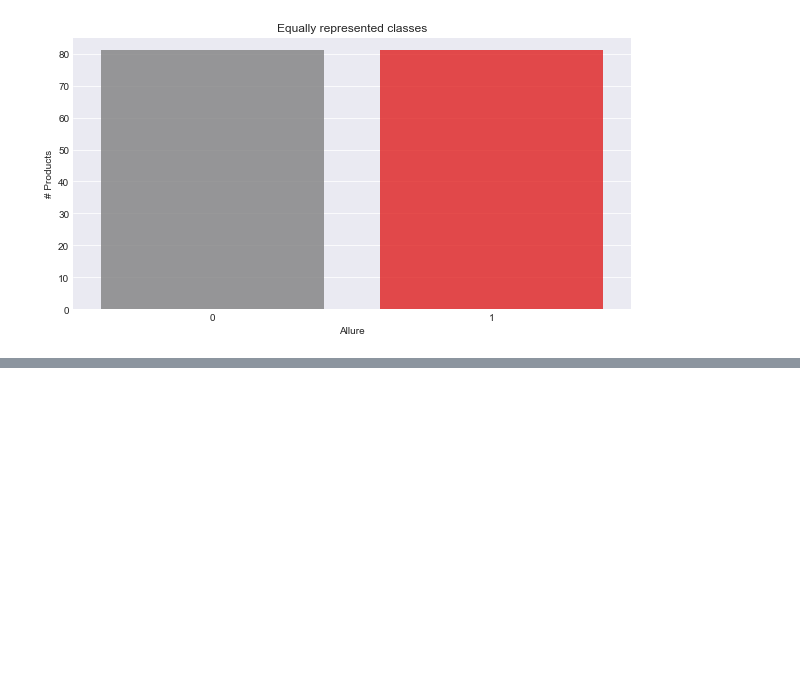
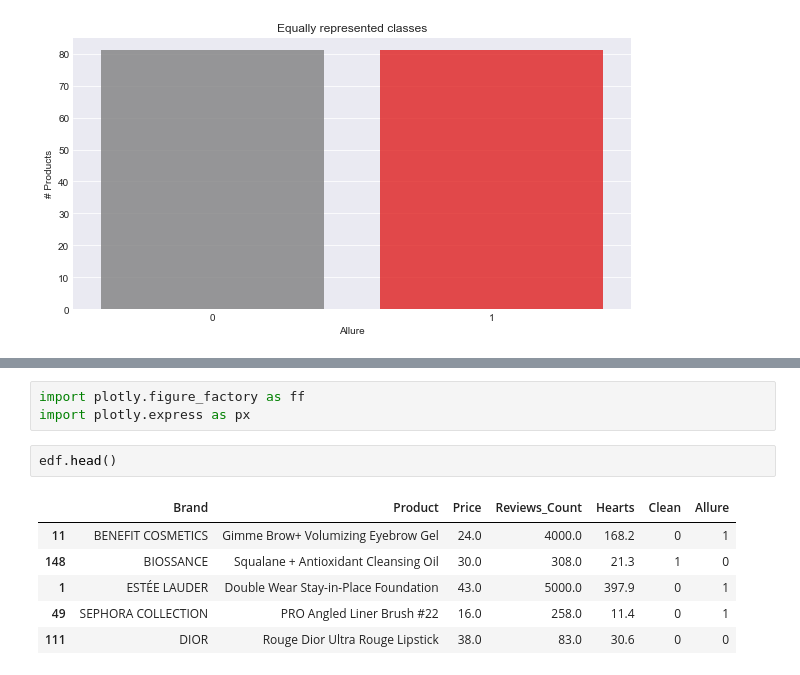
Before and after one commit to agorina91/Sephora_Classification, a Jupyter notebook: Jupyter_Notebooks/Shuffling_modeling_Sephora.ipynb, the cells around one changed output, grey strips where cells are left out. Drawn from its saved outputs; the diff is of its cells as text; blank space fills up the shorter version.

```diff
--- a/Jupyter_Notebooks/Shuffling_modeling_Sephora.ipynb
+++ b/Jupyter_Notebooks/Shuffling_modeling_Sephora.ipynb
@@ -321,0 +407,12 @@ plt.show()
+# %%
+import plotly.figure_factory as ff
+import plotly.express as px
+# %%
+edf.head()
+# %% [output]
+|  | Brand | Product | Price | Reviews_Count | Hearts | Clean | Allure |
+| 11 | BENEFIT COSMETICS | Gimme Brow+ Volumizing Eyebrow Gel | 24.0 | 4000.0 | 168.2 | 0 | 1 |
+| 148 | BIOSSANCE | Squalane + Antioxidant Cleansing Oil | 30.0 | 308.0 | 21.3 | 1 | 0 |
+| 1 | ESTÉE LAUDER | Double Wear Stay-in-Place Foundation | 43.0 | 5000.0 | 397.9 | 0 | 1 |
+| 49 | SEPHORA COLLECTION | PRO Angled Liner Brush #22 | 16.0 | 258.0 | 11.4 | 0 | 1 |
+| 111 | DIOR | Rouge Dior Ultra Rouge Lipstick | 38.0 | 83.0 | 30.6 | 0 | 0 |
```
Also changed, not shown: parts of 20 cells of this notebook, 2 other files.
